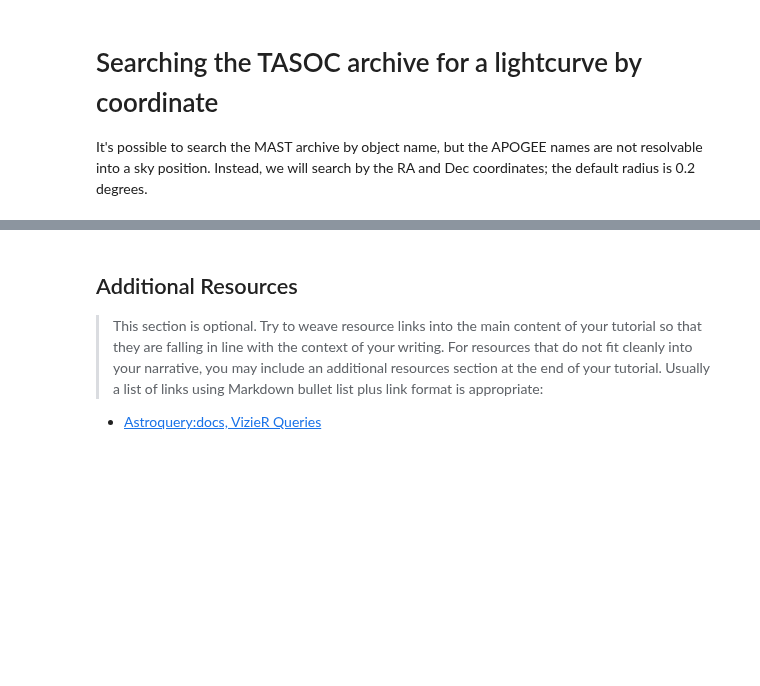
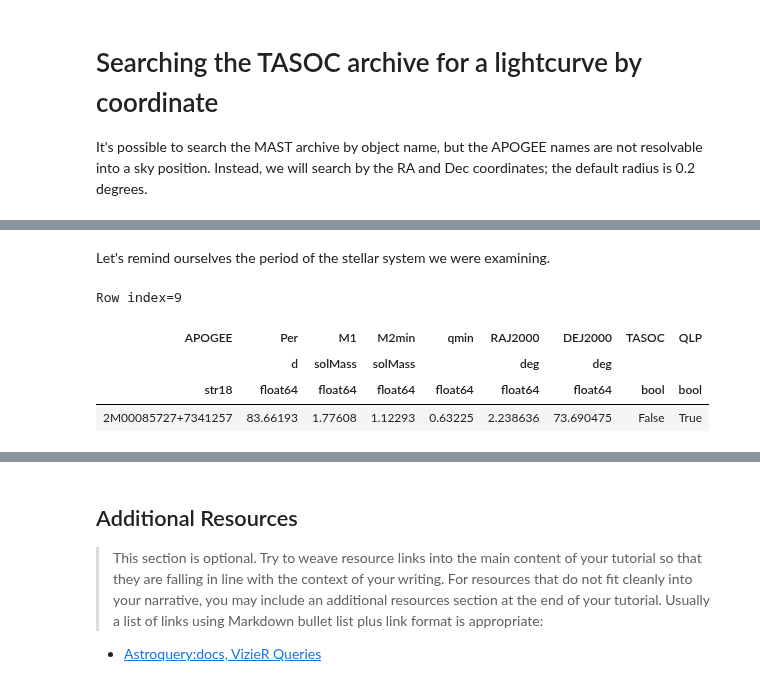
Before and after one commit to ScienceBetter/notebooks-stsci, a Jupyter notebook: notebooks/MAST/plot_eclipse_lightcurve/plot_eclipse_lightcurve.ipynb, the cells around one changed output, grey strips where cells are left out. Drawn from its saved outputs; the diff is of its cells as text; code cells hidden in the pictures; blank space fills up the shorter version.

```diff
--- a/notebooks/MAST/plot_eclipse_lightcurve/plot_eclipse_lightcurve.ipynb
+++ b/notebooks/MAST/plot_eclipse_lightcurve/plot_eclipse_lightcurve.ipynb
@@ -214,0 +255,13 @@ The MAST archive has 42 observations of the stellar system. However, we don't wa
+# %%
+n=len(tbl)
+col_TASOC = Table.Column(name='TASOC',data=np.full(n,False))
+col_QLP = Table.Column(name='QLP',data=np.full(n,False))
+if 'TASOC' not in tbl.colnames:
+    tbl.add_column(col_TASOC) # Can only add the column once.
+else:
+    tbl['TASOC']=col_TASOC
+if 'QLP' not in tbl.colnames:
+    tbl.add_column(col_QLP)
+else:
+    tbl['QLP']=col_QLP
+print(n)
@@ -246,0 +380,10 @@ Observations.download_products(yourProd, mrp_only=False, cache=False)
+# %% [markdown]
+Let's remind ourselves the period of the stellar system we were examining.
+# %%
+tbl[ind]
+# %% [output]
+Row index=9
+| APOGEE | Per | M1 | M2min | qmin | RAJ2000 | DEJ2000 | TASOC | QLP |
+|  | d | solMass | solMass |  | deg | deg |  |  |
+| str18 | float64 | float64 | float64 | float64 | float64 | float64 | bool | bool |
+| 2M00085727+7341257 | 83.66193 | 1.77608 | 1.12293 | 0.63225 | 2.238636 | 73.690475 | False | True |
```
Also changed, not shown: parts of 33 cells of this notebook.
